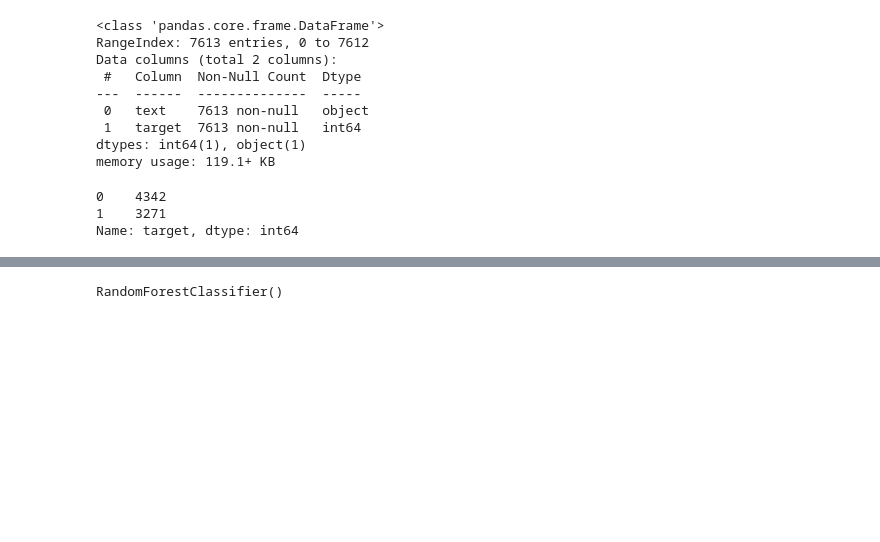
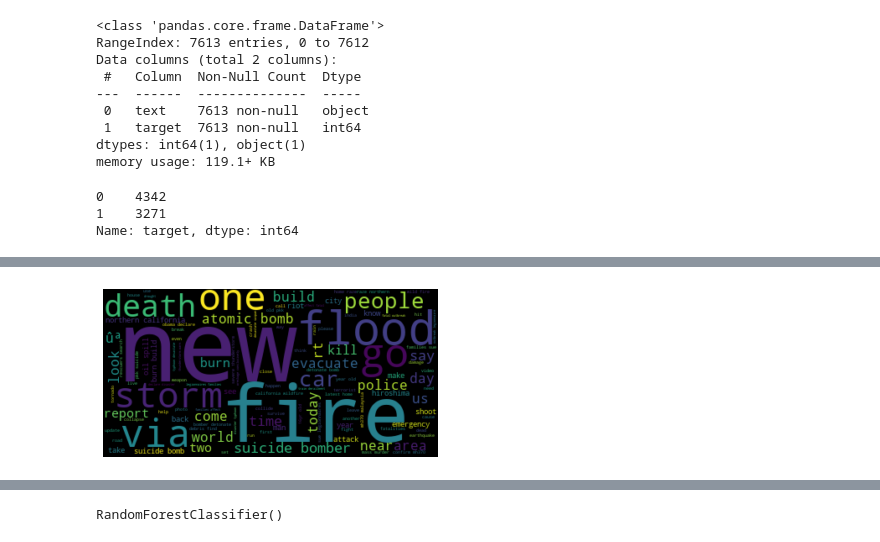
Before and after one commit to GeorgeFerre/NLP_Disaster_Tweets, a Jupyter notebook: Tweet_Training.ipynb, the cells around one changed output, grey strips where cells are left out. Saved outputs shown, nothing was run; the diff lists cells and outputs as text; code cells hidden in the pictures; blank space fills up the shorter version.

```diff
--- a/Tweet_Training.ipynb
+++ b/Tweet_Training.ipynb
@@ -92,2 +97,0 @@ tweet_df.head()
-# %%
-tweet_df['processed_data']=tweet_df['processed_data'].str.replace(r'(//t.co/)\w*', '')
@@ -110,6 +100,3 @@ tweet_df
 # %%
-true_tweets = tweet_df[tweet_df['target']==1]['processed_data']
-false_tweets = tweet_df[tweet_df['target']==0]['processed_data']
-
-true_text = " ".join(tweet for tweet in true_tweets)
-false_text = " ".join(tweet for tweet in false_tweets)
+true_tweets = tweet_df[tweet_df['target']==1]
+false_tweets = tweet_df[tweet_df['target']==0]
@@ -141,5 +110,5 @@ len(total_vocab)
 # %%
-# articles_concat = []
-# for article in tweet_df['processed_data']:
-#     articles_concat += article
+true_concat = []
+for article in true_tweets['processed_data']:
+    true_concat += article
 # %%
@@ -147,0 +135,8 @@ len(total_vocab)
+# %%
+truecloud = WordCloud().generate(' '.join(true_concat))
+
+plt.imshow(truecloud, interpolation='bilinear')
+plt.axis('off')
+plt.show();
+# %% [output]
+[figure, added]
```
Also changed, not shown: parts of 20 cells of this notebook.
